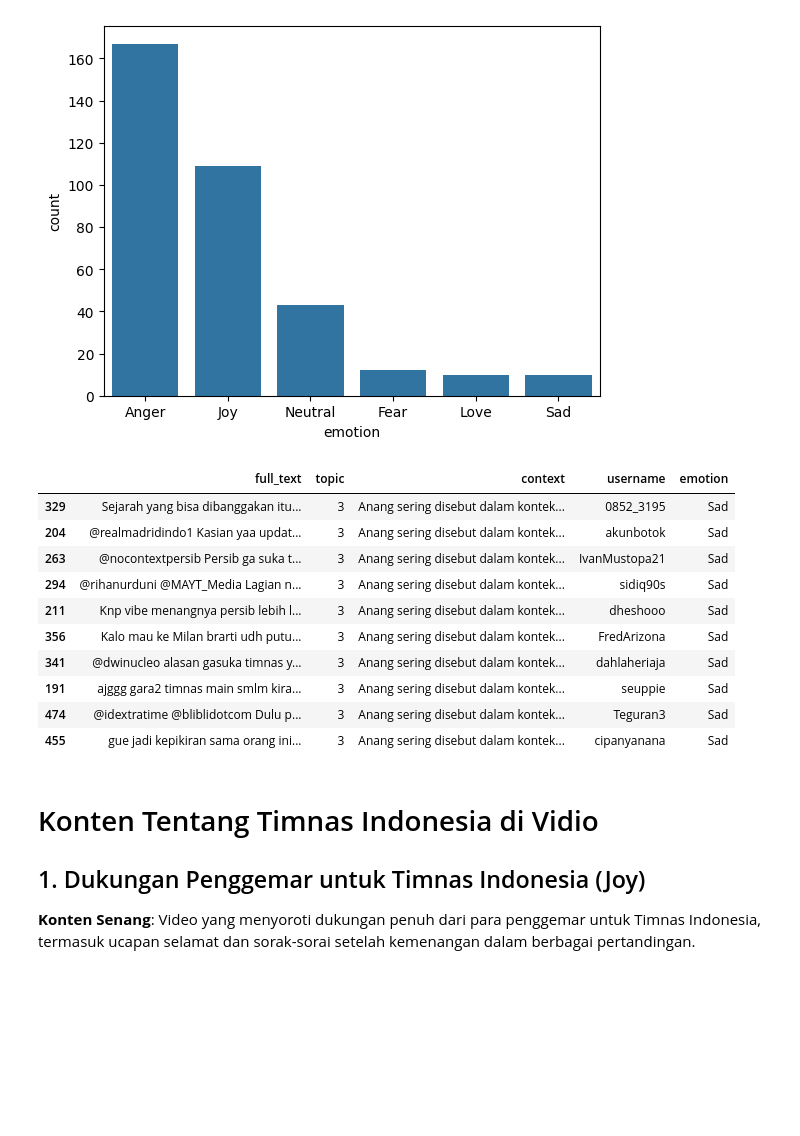
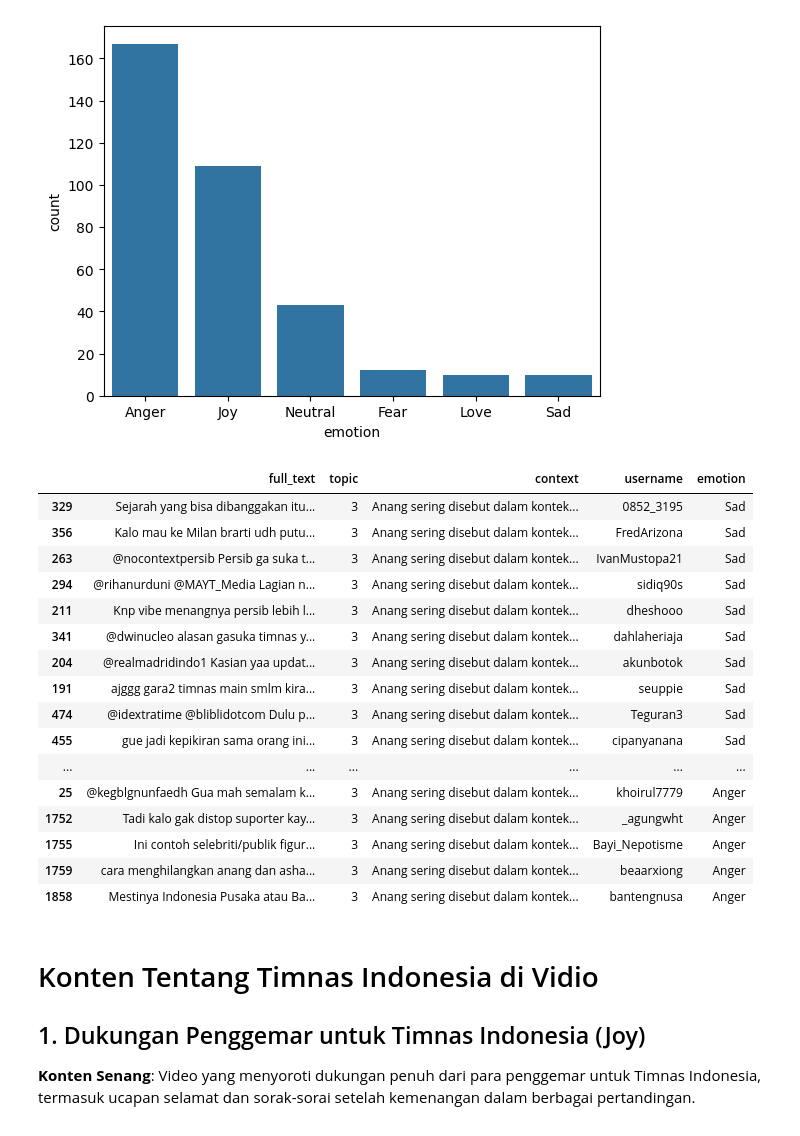
Before and after one commit to rissopanji/KLASIFIKASI-EMOSI, a Jupyter notebook: 09. Representasi Pengetahuan (Knowledge Representation)/knowledge_representation.ipynb, the cells around one changed output. Cells and saved outputs as stored; diff of their text form; code cells hidden in the pictures; blank space fills up the shorter version.

```diff
--- a/09. Representasi Pengetahuan (Knowledge Representation)/knowledge_representation.ipynb
+++ b/09. Representasi Pengetahuan (Knowledge Representation)/knowledge_representation.ipynb
@@ -204,22 +204,28 @@ sns.barplot(x='emotion', y='count', data=count_emotion)
 # %%
 topic_cluster_0_df = topic_cluster_0_df.sort_values(by='emotion', ascending=False)
 
 
 #tampilkan semuanya di output jangan dibatasi
 pd.set_option('display.max_rows', None)
-topic_cluster_0_df.head(10)
+topic_cluster_0_df.head(2000)
 # %% [output]
 |  | full_text | topic | context | username | emotion |
 | 329 | Sejarah yang bisa dibanggakan itu... | 3 | Anang sering disebut dalam kontek... | 0852_3195 | Sad |
-| 204 | @realmadridindo1 Kasian yaa updat... | 3 | Anang sering disebut dalam kontek... | akunbotok | Sad |
+| 356 | Kalo mau ke Milan brarti udh putu... | 3 | Anang sering disebut dalam kontek... | FredArizona | Sad |
 | 263 | @nocontextpersib Persib ga suka t... | 3 | Anang sering disebut dalam kontek... | IvanMustopa21 | Sad |
 | 294 | @rihanurduni @MAYT_Media Lagian n... | 3 | Anang sering disebut dalam kontek... | sidiq90s | Sad |
 | 211 | Knp vibe menangnya persib lebih l... | 3 | Anang sering disebut dalam kontek... | dheshooo | Sad |
-| 356 | Kalo mau ke Milan brarti udh putu... | 3 | Anang sering disebut dalam kontek... | FredArizona | Sad |
 | 341 | @dwinucleo alasan gasuka timnas y... | 3 | Anang sering disebut dalam kontek... | dahlaheriaja | Sad |
+| 204 | @realmadridindo1 Kasian yaa updat... | 3 | Anang sering disebut dalam kontek... | akunbotok | Sad |
 | 191 | ajggg gara2 timnas main smlm kira... | 3 | Anang sering disebut dalam kontek... | seuppie | Sad |
 | 474 | @idextratime @bliblidotcom Dulu p... | 3 | Anang sering disebut dalam kontek... | Teguran3 | Sad |
 | 455 | gue jadi kepikiran sama orang ini... | 3 | Anang sering disebut dalam kontek... | cipanyanana | Sad |
+| ... | ... | ... | ... | ... | ... |
+| 25 | @kegblgnunfaedh Gua mah semalam k... | 3 | Anang sering disebut dalam kontek... | khoirul7779 | Anger |
+| 1752 | Tadi kalo gak distop suporter kay... | 3 | Anang sering disebut dalam kontek... | _agungwht | Anger |
+| 1755 | Ini contoh selebriti/publik figur... | 3 | Anang sering disebut dalam kontek... | Bayi_Nepotisme | Anger |
+| 1759 | cara menghilangkan anang dan asha... | 3 | Anang sering disebut dalam kontek... | beaarxiong | Anger |
+| 1858 | Mestinya Indonesia Pusaka atau Ba... | 3 | Anang sering disebut dalam kontek... | bantengnusa | Anger |
 # %% [markdown]
 # Konten Tentang Timnas Indonesia di Vidio
 
```
Also changed, not shown: 3 other files.
